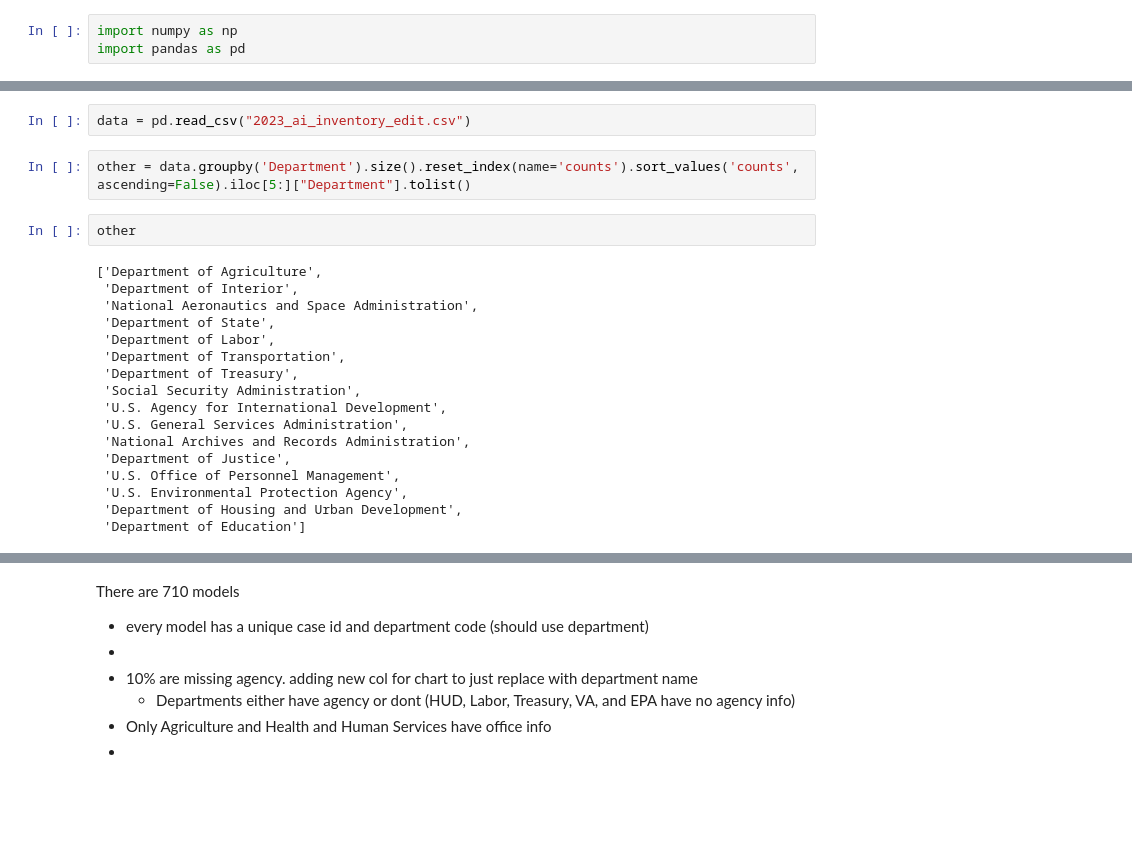
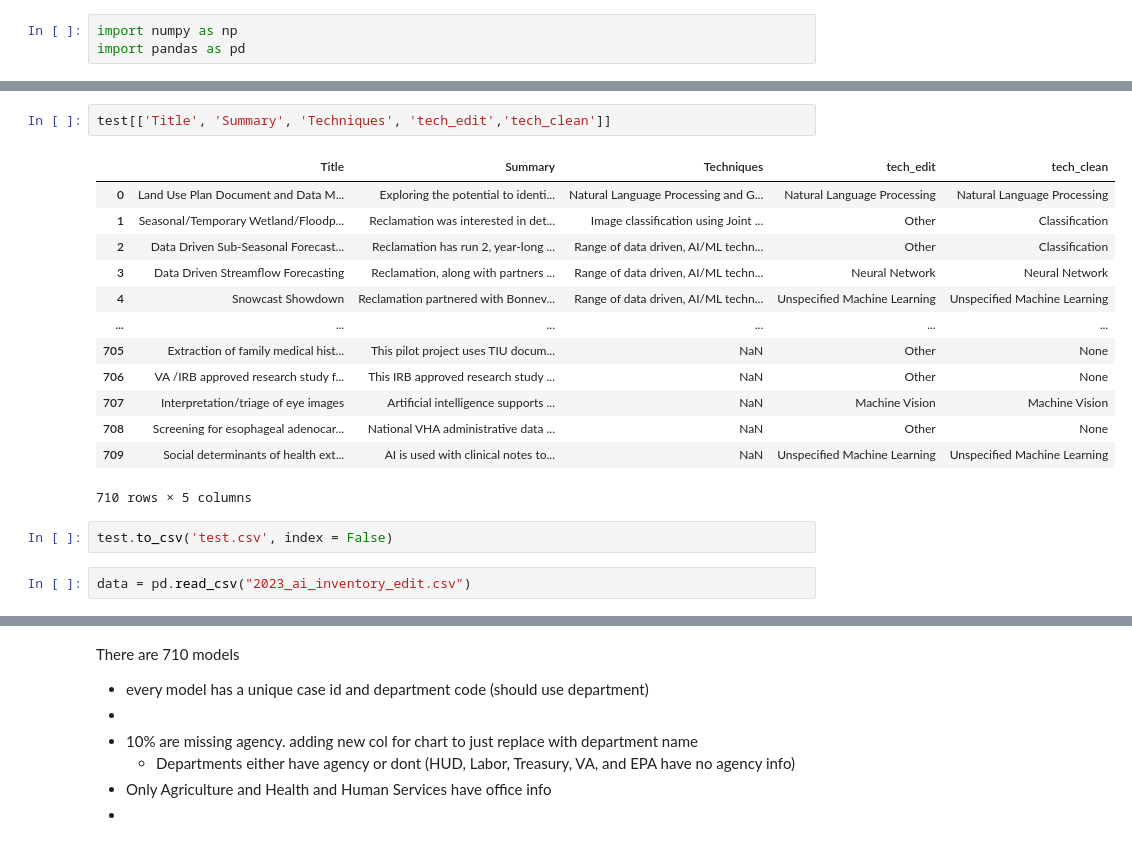
Before and after one commit to asteinhart/ai-in-gov, a Jupyter notebook: static/data/analysis.ipynb, the cells around one changed output, grey strips where cells are left out. Drawn from its saved outputs; the diff is of its cells as text; blank space fills up the shorter version.

```diff
--- a/static/data/analysis.ipynb
+++ b/static/data/analysis.ipynb
@@ -22,23 +28,20 @@ data
+# %%
+test[['Title', 'Summary', 'Techniques', 'tech_edit','tech_clean']]
+# %% [output]
+|  | Title | Summary | Techniques | tech_edit | tech_clean |
+| 0 | Land Use Plan Document and Data M... | Exploring the potential to identi... | Natural Language Processing and G... | Natural Language Processing | Natural Language Processing |
+| 1 | Seasonal/Temporary Wetland/Floodp... | Reclamation was interested in det... | Image classification using Joint ... | Other | Classification |
+| 2 | Data Driven Sub-Seasonal Forecast... | Reclamation has run 2, year-long ... | Range of data driven, AI/ML techn... | Other | Classification |
+| 3 | Data Driven Streamflow Forecasting | Reclamation, along with partners ... | Range of data driven, AI/ML techn... | Neural Network | Neural Network |
+| 4 | Snowcast Showdown | Reclamation partnered with Bonnev... | Range of data driven, AI/ML techn... | Unspecified Machine Learning | Unspecified Machine Learning |
+| ... | ... | ... | ... | ... | ... |
+| 705 | Extraction of family medical hist... | This pilot project uses TIU docum... | NaN | Other | None |
+| 706 | VA /IRB approved research study f... | This IRB approved research study ... | NaN | Other | None |
+| 707 | Interpretation/triage of eye images | Artificial intelligence supports ... | NaN | Machine Vision | Machine Vision |
+| 708 | Screening for esophageal adenocar... | National VHA administrative data ... | NaN | Other | None |
+| 709 | Social determinants of health ext... | AI is used with clinical notes to... | NaN | Unspecified Machine Learning | Unspecified Machine Learning |
+710 rows × 5 columns
+# %%
+test.to_csv('test.csv', index = False)
 # %%
 data = pd.read_csv("2023_ai_inventory_edit.csv")
-# %%
-other = data.groupby('Department').size().reset_index(name='counts').sort_values('counts', ascending=False).iloc[5:]["Department"].tolist()
-# %%
-other
-# %% [output]
-['Department of Agriculture',
- 'Department of Interior',
- 'National Aeronautics and Space Administration',
- 'Department of State',
- 'Department of Labor',
- 'Department of Transportation',
- 'Department of Treasury',
- 'Social Security Administration',
- 'U.S. Agency for International Development',
- 'U.S. General Services Administration',
- 'National Archives and Records Administration',
- 'Department of Justice',
- 'U.S. Office of Personnel Management',
- 'U.S. Environmental Protection Agency',
- 'Department of Housing and Urban Development',
- 'Department of Education']
```
Also changed, not shown: parts of 13 cells of this notebook, 6 other files.
